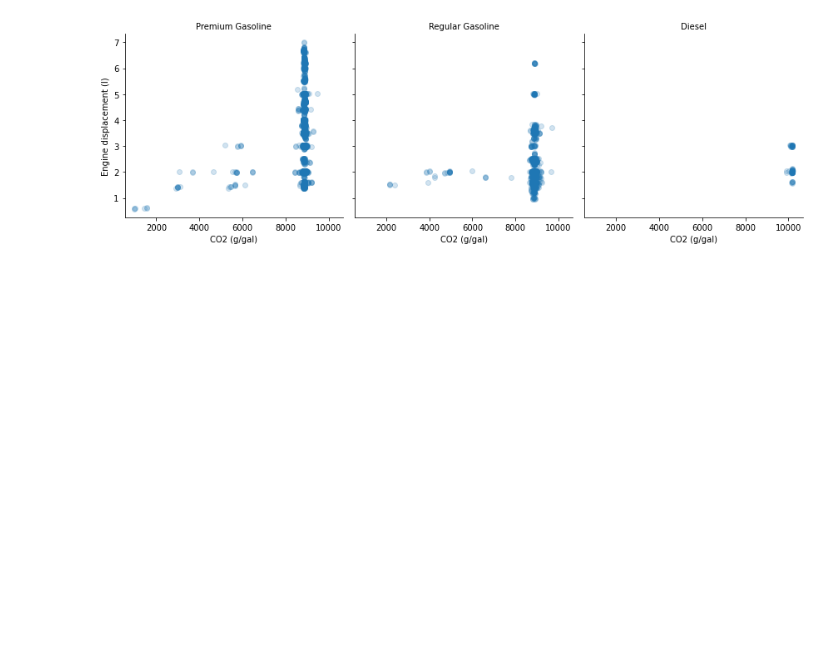
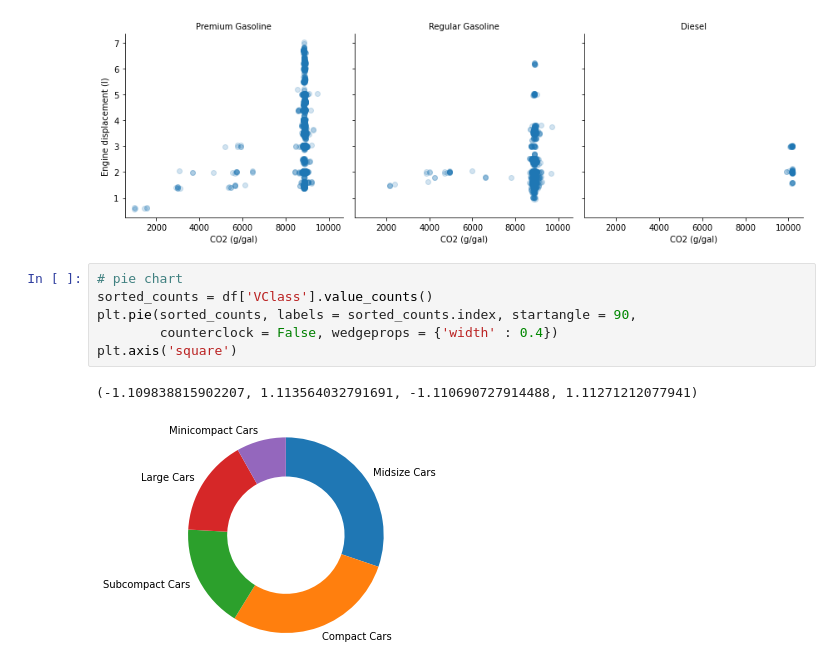
Before and after one commit to Gingercapo/Fuel_Economy, a Jupyter notebook: fuel_Economic.ipynb, the cells around one changed output. Saved outputs shown, nothing was run; the diff lists cells and outputs as text; blank space fills up the shorter version.

```diff
--- a/fuel_Economic.ipynb
+++ b/fuel_Economic.ipynb
@@ -341,3 +343,12 @@ scatter_kws = {'alpha' : 1/5})
 additionalplot_solution_2()
 # %% [output]
 [figure]
+# %%
+# pie chart
+sorted_counts = df['VClass'].value_counts()
+plt.pie(sorted_counts, labels = sorted_counts.index, startangle = 90,
+        counterclock = False, wedgeprops = {'width' : 0.4})
+plt.axis('square')
+# %% [output]
+(-1.109838815902207, 1.113564032791691, -1.110690727914488, 1.11271212077941)
+[figure, added]
```
Also changed, not shown: parts of 3 cells of this notebook.
